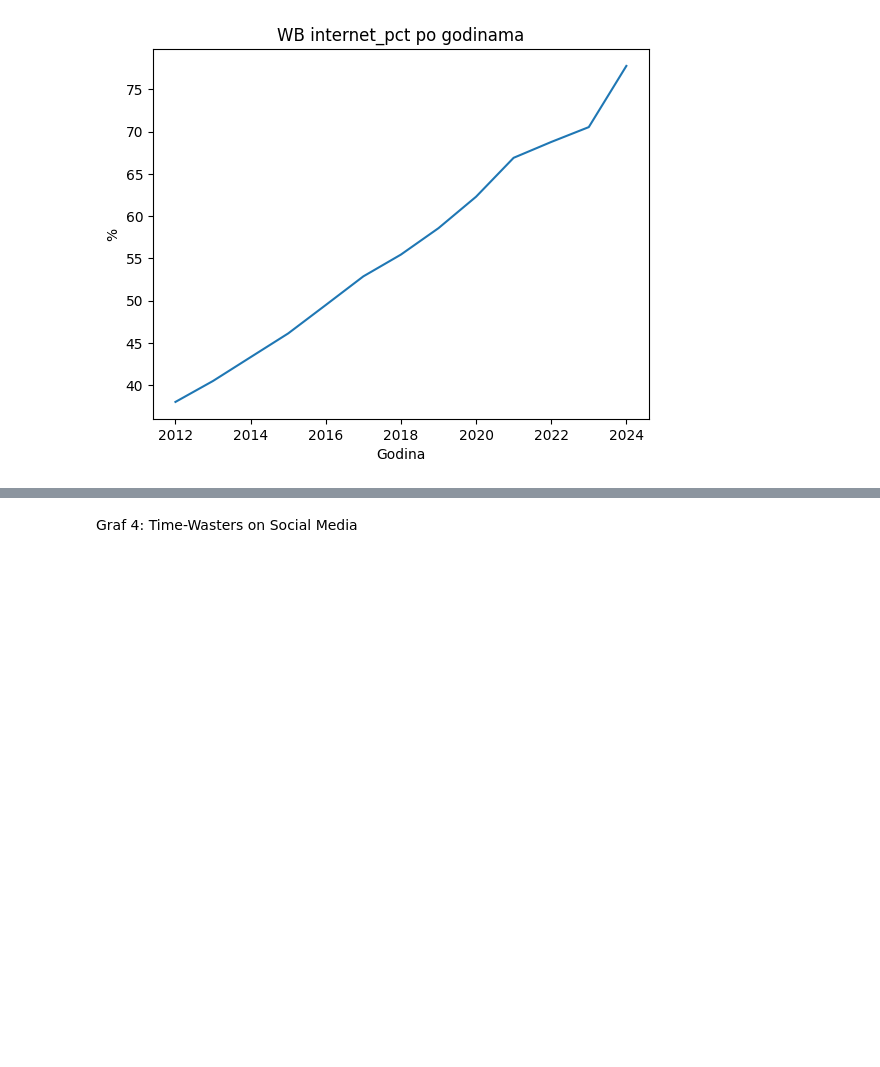
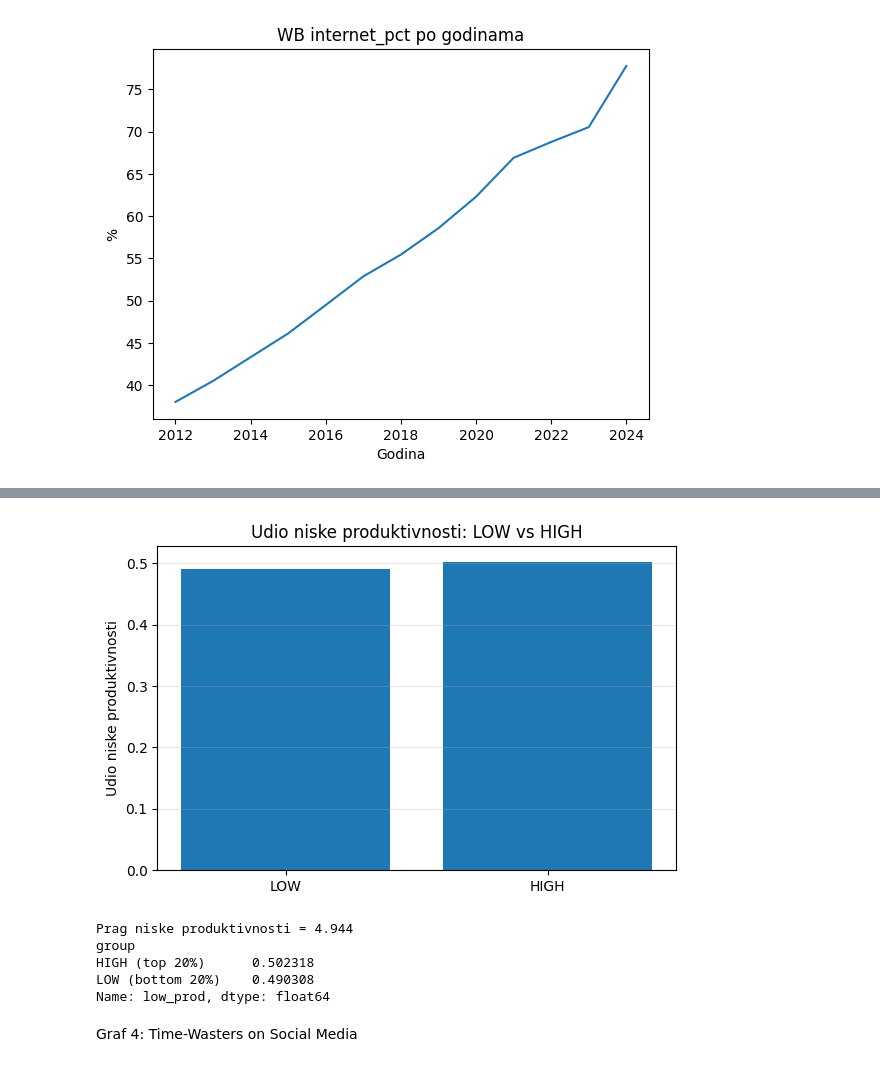
Before and after one commit to djasek21foi/PAP_PROJEKT, a Jupyter notebook: notebooks/04_analysis.ipynb, the cells around one changed output, grey strips where cells are left out. Cells and saved outputs as stored; diff of their text form; code cells hidden in the pictures; blank space fills up the shorter version.

```diff
--- a/notebooks/04_analysis.ipynb
+++ b/notebooks/04_analysis.ipynb
@@ -245,3 +244,26 @@ Korelacija za cijeli raspon 0–5: -0.006504157410435344
+# %%
+thr = df[ycol].median()  # ili df[ycol].quantile(0.25)
+
+ext["low_prod"] = (ext[ycol] <= thr).astype(int)
+share = ext.groupby("group")["low_prod"].mean()
+
+plt.figure(figsize=(6,4))
+plt.bar(["LOW", "HIGH"], [share["LOW (bottom 20%)"], share["HIGH (top 20%)"]])
+plt.ylabel("Udio niske produktivnosti")
+plt.title("Udio niske produktivnosti: LOW vs HIGH")
+plt.grid(axis="y", alpha=0.3)
+plt.tight_layout()
+plt.show()
+
+print(f"Prag niske produktivnosti = {thr:.3f}")
+print(share)
+# %% [output]
+[figure, added]
+Prag niske produktivnosti = 4.944
+group
+HIGH (top 20%)      0.502318
+LOW (bottom 20%)    0.490308
+Name: low_prod, dtype: float64
 # %% [markdown]
 Graf 4: Time-Wasters on Social Media
 # %%
```
Also changed, not shown: parts of 2 cells of this notebook.
